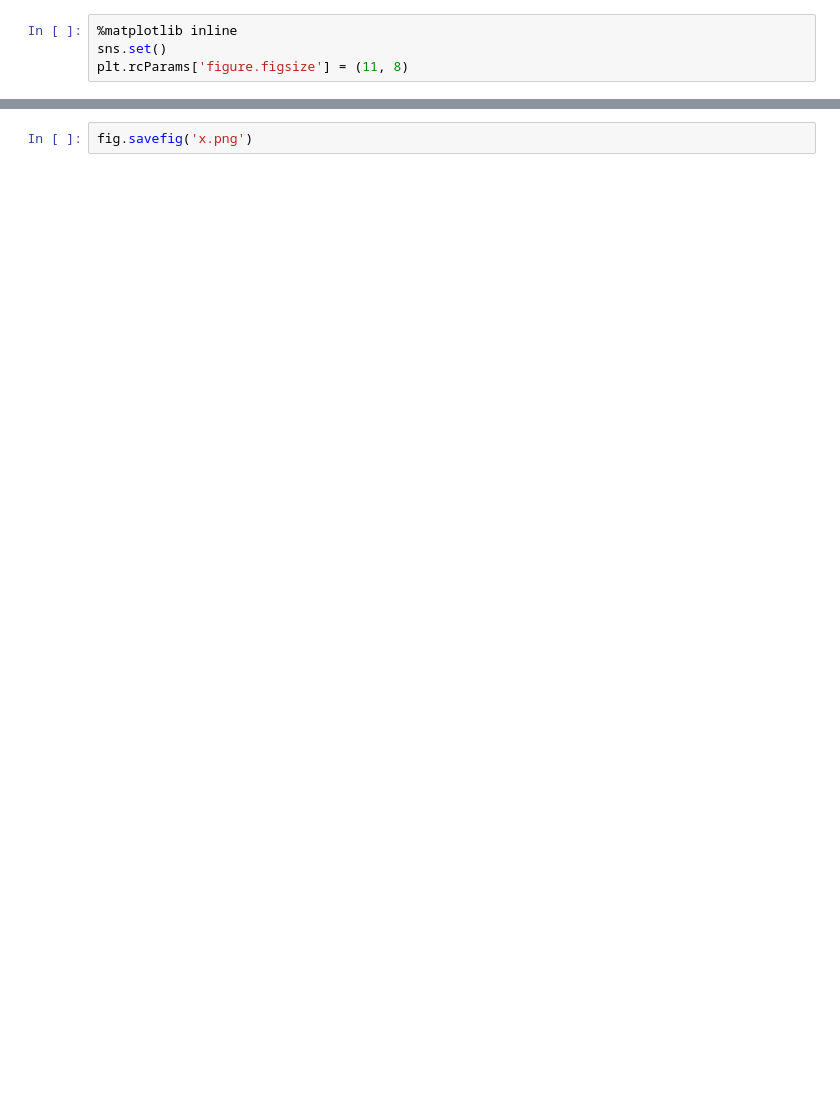
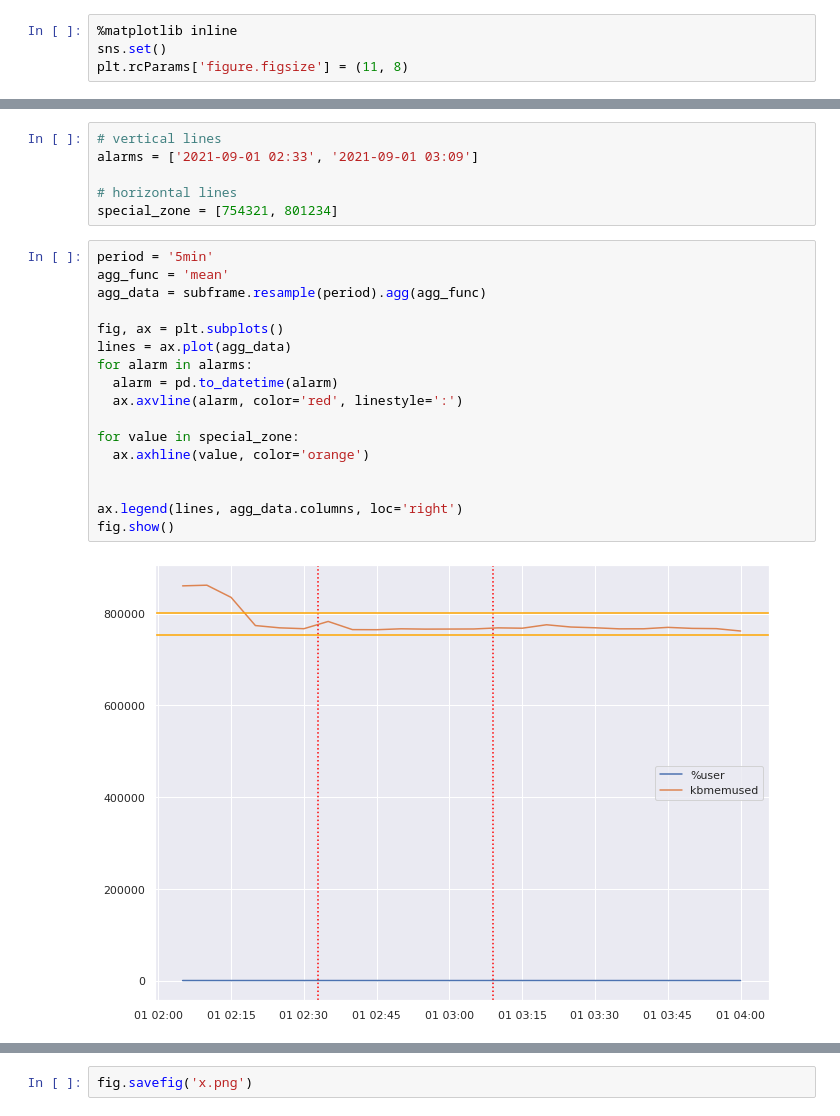
Before and after one commit to genzj/data-visualization-course, a Jupyter notebook: ch02-server-metrics/Answer.ipynb, the cells around one changed output, grey strips where cells are left out. Cells and saved outputs as stored; diff of their text form; blank space fills up the shorter version.

```diff
--- a/ch02-server-metrics/Answer.ipynb
+++ b/ch02-server-metrics/Answer.ipynb
@@ -226,0 +166,25 @@ fig.show()
+# %%
+# vertical lines
+alarms = ['2021-09-01 02:33', '2021-09-01 03:09']
+
+# horizontal lines
+special_zone = [754321, 801234]
+# %%
+period = '5min'
+agg_func = 'mean'
+agg_data = subframe.resample(period).agg(agg_func)
+
+fig, ax = plt.subplots()
+lines = ax.plot(agg_data)
+for alarm in alarms:
+  alarm = pd.to_datetime(alarm)
+  ax.axvline(alarm, color='red', linestyle=':')
+
+for value in special_zone:
+  ax.axhline(value, color='orange')
+
+
+ax.legend(lines, agg_data.columns, loc='right')
+fig.show()
+# %% [output]
+[figure, added]
```
Also changed, not shown: parts of 40 cells of this notebook, 1 other file.
